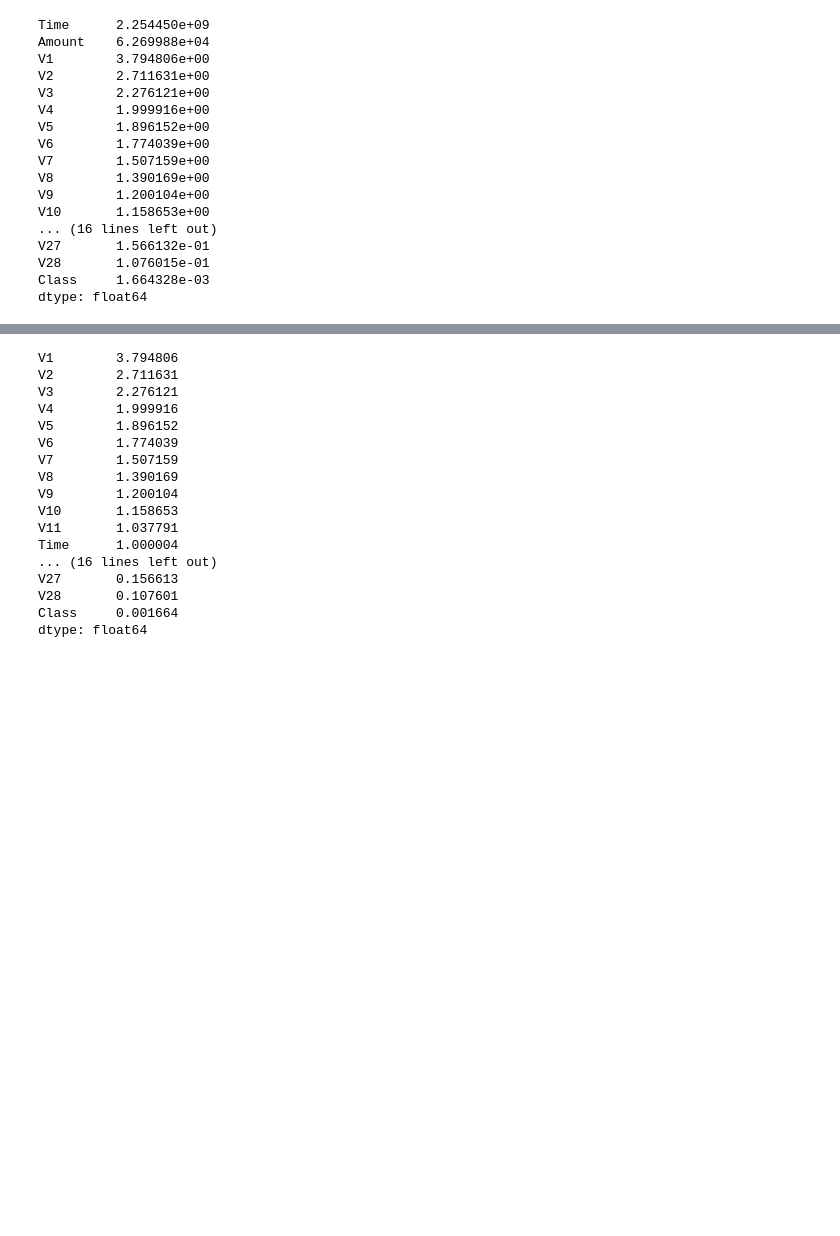
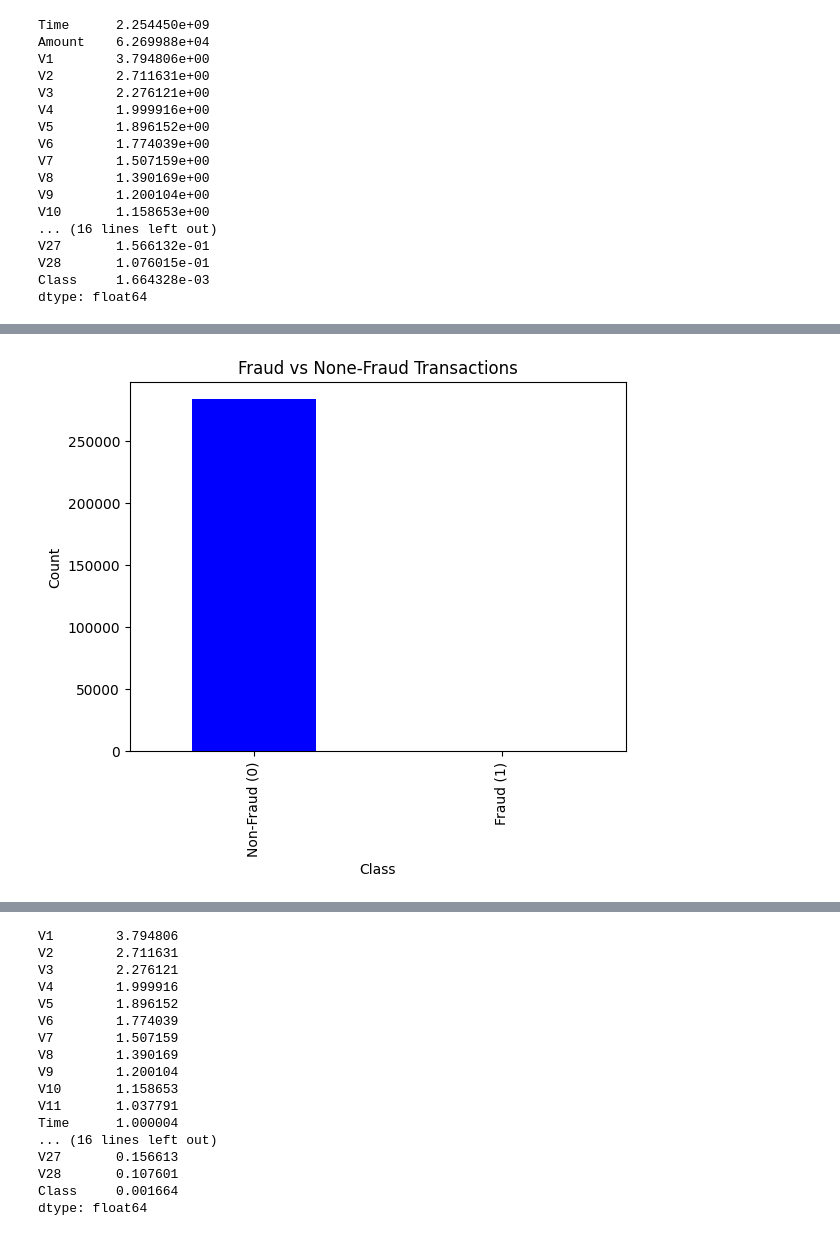
Before and after one commit to ShahadAlharbi21/fraud-detection-ml, a Jupyter notebook: fraud_detection.ipynb, the cells around one changed output, grey strips where cells are left out. Cells and saved outputs as stored; diff of their text form; code cells hidden in the pictures; blank space fills up the shorter version.

```diff
--- a/fraud_detection.ipynb
+++ b/fraud_detection.ipynb
@@ -115,0 +119,8 @@ dtype: float64
+# %%
+df['Class'].value_counts().plot(kind='bar', color=['blue','red'])
+plt.title('Fraud vs None-Fraud Transactions')
+plt.xticks(ticks=[0,1], labels=['Non-Fraud (0)', 'Fraud (1)'])
+plt.ylabel('Count')
+plt.show()
+# %% [output]
+[figure, added]
```
Also changed, not shown: parts of 4 cells of this notebook.
